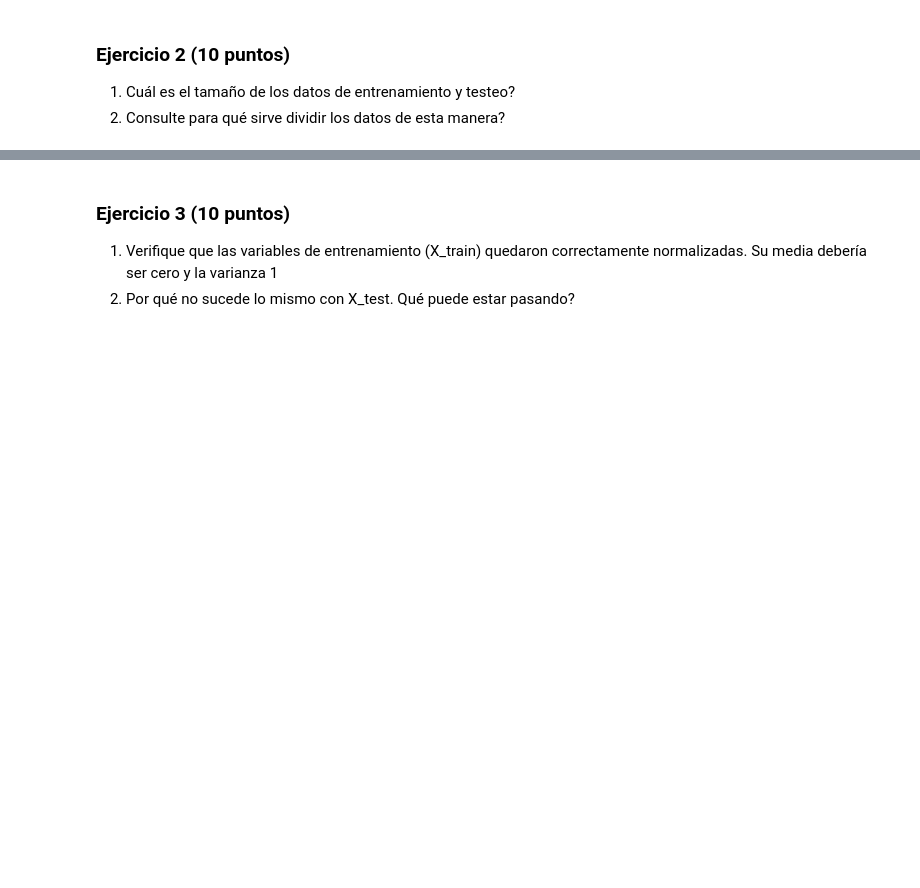
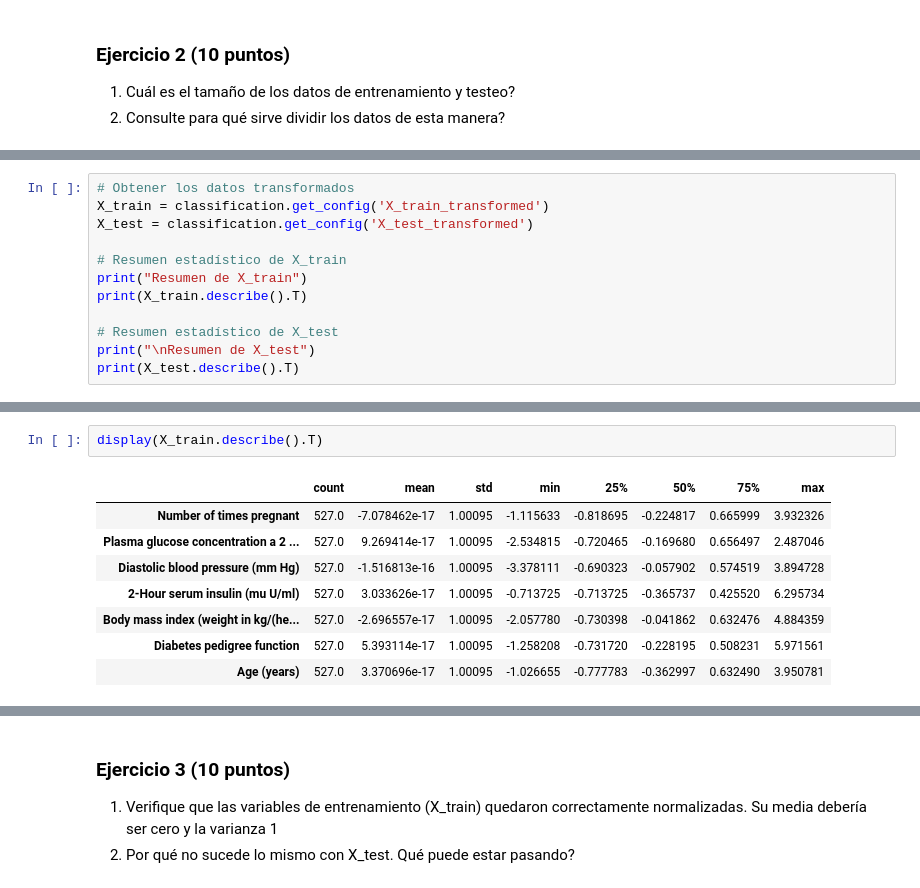
Before and after one commit to jjgonzalezv/machine-learning, a Jupyter notebook: notebooks/Semilla-01-intro-pycaret.ipynb, the cells around one changed output, grey strips where cells are left out. Drawn from its saved outputs; the diff is of its cells as text; blank space fills up the shorter version.

```diff
--- a/notebooks/Semilla-01-intro-pycaret.ipynb
+++ b/notebooks/Semilla-01-intro-pycaret.ipynb
@@ -195,0 +379,12 @@ X_test.head(5)
+# %%
+# Obtener los datos transformados
+X_train = classification.get_config('X_train_transformed')
+X_test = classification.get_config('X_test_transformed')
+
+# Resumen estadístico de X_train
+print("Resumen de X_train")
+print(X_train.describe().T)
+
+# Resumen estadístico de X_test
+print("\nResumen de X_test")
+print(X_test.describe().T)
@@ -195,0 +409,11 @@ X_test.head(5)
+# %%
+display(X_train.describe().T)
+# %% [output]
+|  | count | mean | std | min | 25% | 50% | 75% | max |
+| Number of times pregnant | 527.0 | -7.078462e-17 | 1.00095 | -1.115633 | -0.818695 | -0.224817 | 0.665999 | 3.932326 |
+| Plasma glucose concentration a 2 ... | 527.0 | 9.269414e-17 | 1.00095 | -2.534815 | -0.720465 | -0.169680 | 0.656497 | 2.487046 |
+| Diastolic blood pressure (mm Hg) | 527.0 | -1.516813e-16 | 1.00095 | -3.378111 | -0.690323 | -0.057902 | 0.574519 | 3.894728 |
+| 2-Hour serum insulin (mu U/ml) | 527.0 | 3.033626e-17 | 1.00095 | -0.713725 | -0.713725 | -0.365737 | 0.425520 | 6.295734 |
+| Body mass index (weight in kg/(he... | 527.0 | -2.696557e-17 | 1.00095 | -2.057780 | -0.730398 | -0.041862 | 0.632476 | 4.884359 |
+| Diabetes pedigree function | 527.0 | 5.393114e-17 | 1.00095 | -1.258208 | -0.731720 | -0.228195 | 0.508231 | 5.971561 |
+| Age (years) | 527.0 | 3.370696e-17 | 1.00095 | -1.026655 | -0.777783 | -0.362997 | 0.632490 | 3.950781 |
```
Also changed, not shown: parts of 42 cells of this notebook, 1 other file.
